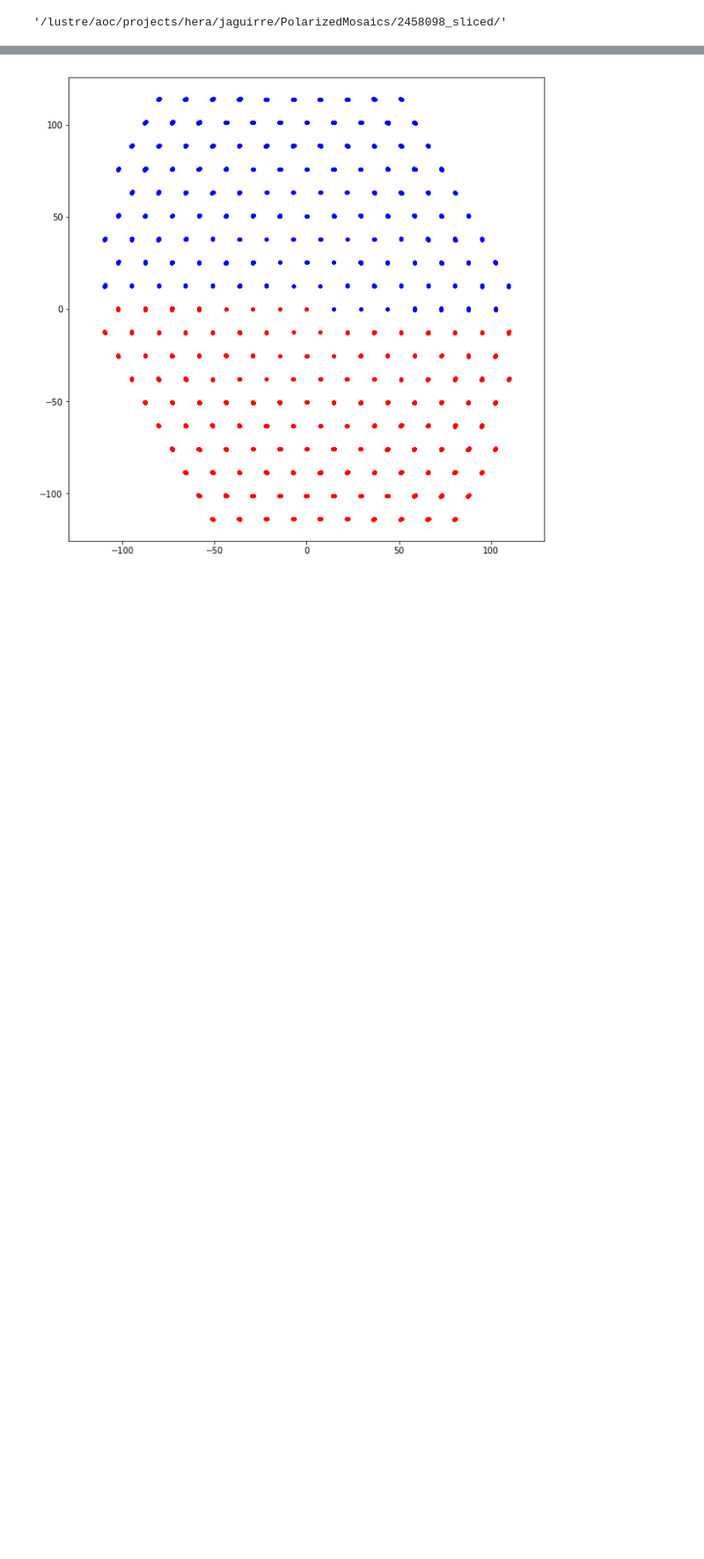
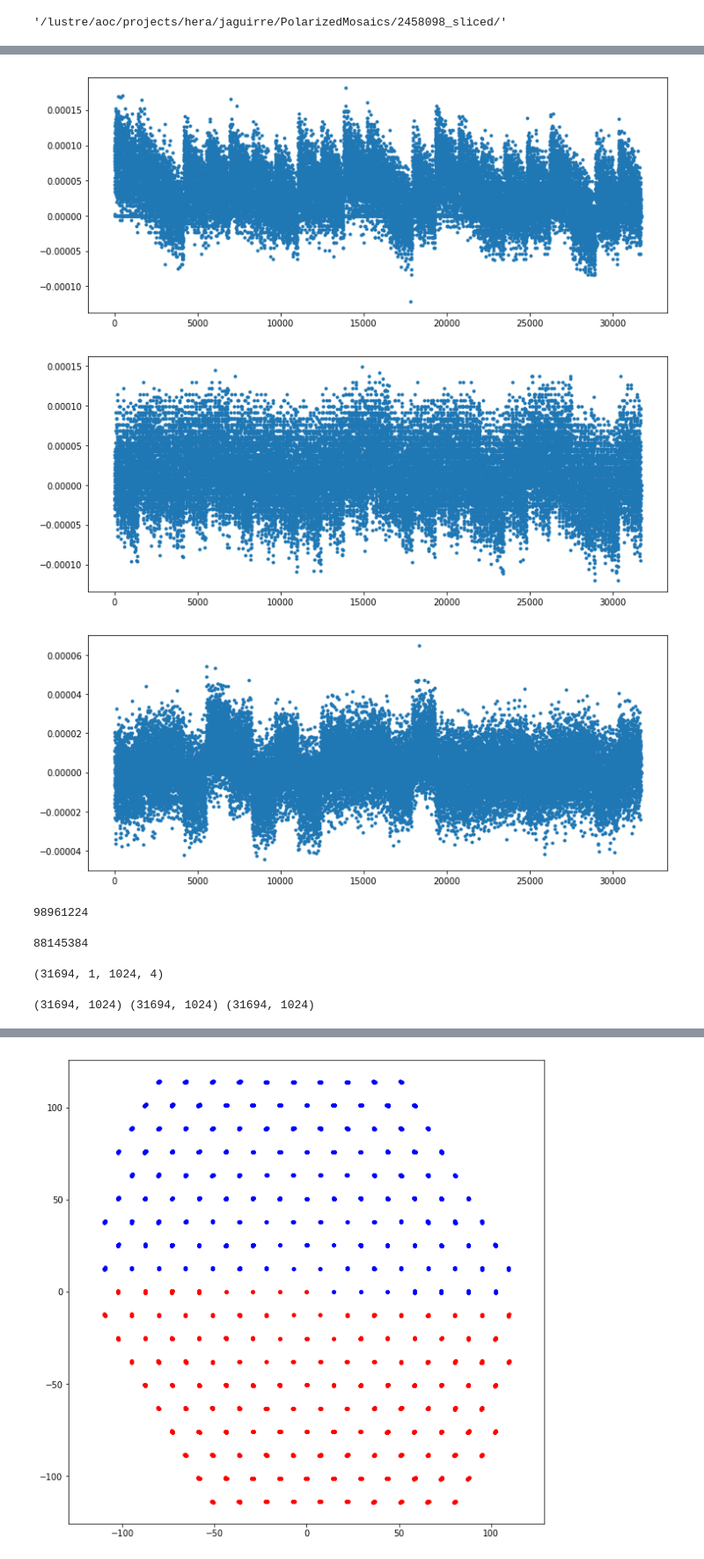
Before and after one commit to UPennEoR/plimpy, a Jupyter notebook: PolarizedMosaics/PSF.ipynb, the cells around one changed output, grey strips where cells are left out. Shown at 88% size. Cells and saved outputs as stored; diff of their text form; code cells hidden in the pictures; blank space fills up the shorter version.

```diff
--- a/PolarizedMosaics/PSF.ipynb
+++ b/PolarizedMosaics/PSF.ipynb
@@ -71,0 +110,14 @@ uv.data_array.shape
+# %%
+plt.figure(figsize=[12,5])
+plt.plot(uv8098.uvw_array[:,0]-uv8099.uvw_array[:,0],'.')
+plt.show()
+plt.figure(figsize=[12,5])
+plt.plot(uv8098.uvw_array[:,1]-uv8099.uvw_array[:,1],'.')
+plt.show()
+plt.figure(figsize=[12,5])
+plt.plot(uv8098.uvw_array[:,2]-uv8099.uvw_array[:,2],'.')
+plt.show()
+# %% [output]
+[figure, added]
+[figure, added]
+[figure, added]
@@ -71,0 +126,19 @@ uv.data_array.shape
+# %%
+uv8098.flag_array.sum()
+# %% [output]
+98961224
+# %%
+uv8099.flag_array.sum()
+# %% [output]
+88145384
+# %%
+uv8099.flag_array.shape
+# %% [output]
+(31694, 1, 1024, 4)
+# %%
+xx8098 = uv8098.data_array[:,0,:,0].squeeze()
+xx8099 = uv8099.data_array[:,0,:,0].squeeze()
+flags_xx = ~harmonized_flags[:,0,:,0].squeeze()
+print(xx8098.shape, xx8099.shape, flags_xx.shape)
+# %% [output]
+(31694, 1024) (31694, 1024) (31694, 1024)
```
Also changed, not shown: parts of 20 cells of this notebook.
